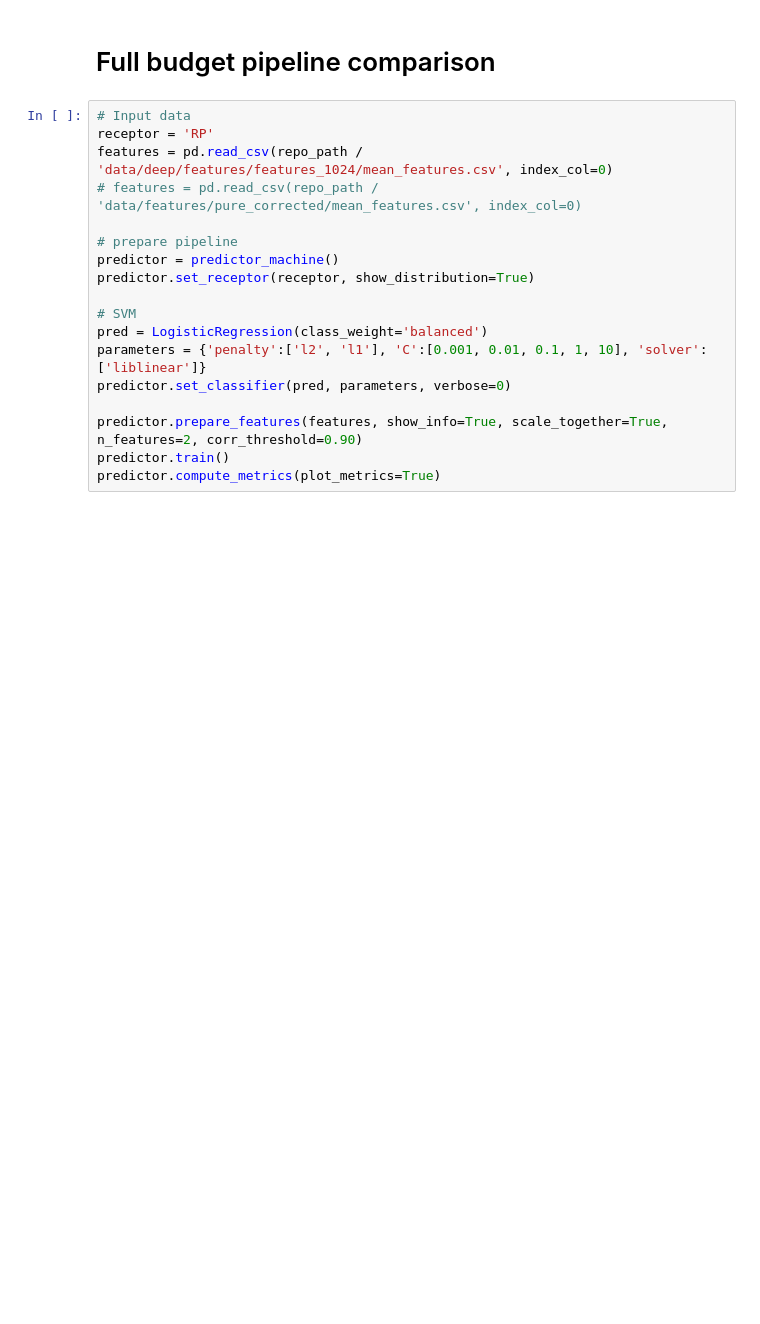
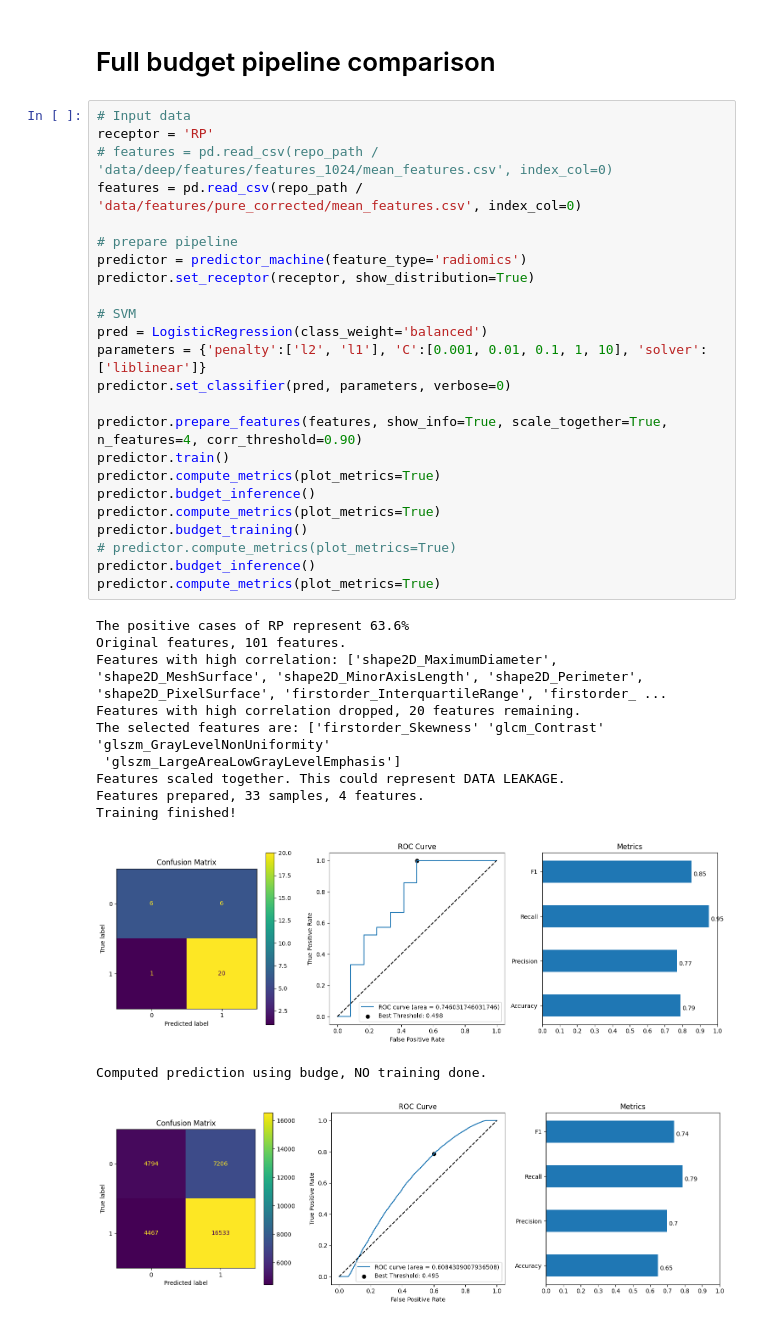
Before and after one commit to Likalto4/Added_value_feature_uncertainty, a Jupyter notebook: deep/machine_learning/trainig_pipeline.ipynb, the cells around one changed output. Saved outputs shown, nothing was run; the diff lists cells and outputs as text; blank space fills up the shorter version.

Commit message:
working pipeline with radiomics as well TODO: add box plot of inferences with budget in training and without

```diff
--- a/deep/machine_learning/trainig_pipeline.ipynb
+++ b/deep/machine_learning/trainig_pipeline.ipynb
@@ -548,18 +555,37 @@ Computed prediction using budge, NO training done.
 # %%
 # Input data
 receptor = 'RP'
-features = pd.read_csv(repo_path / 'data/deep/features/features_1024/mean_features.csv', index_col=0)
-# features = pd.read_csv(repo_path / 'data/features/pure_corrected/mean_features.csv', index_col=0)
+# features = pd.read_csv(repo_path / 'data/deep/features/features_1024/mean_features.csv', index_col=0)
+features = pd.read_csv(repo_path / 'data/features/pure_corrected/mean_features.csv', index_col=0)
 
 # prepare pipeline
-predictor = predictor_machine()
+predictor = predictor_machine(feature_type='radiomics')
 predictor.set_receptor(receptor, show_distribution=True)
 
 # SVM
 pred = LogisticRegression(class_weight='balanced')
 parameters = {'penalty':['l2', 'l1'], 'C':[0.001, 0.01, 0.1, 1, 10], 'solver':['liblinear']}
 predictor.set_classifier(pred, parameters, verbose=0)
 
-predictor.prepare_features(features, show_info=True, scale_together=True, n_features=2, corr_threshold=0.90)
+predictor.prepare_features(features, show_info=True, scale_together=True, n_features=4, corr_threshold=0.90)
 predictor.train()
 predictor.compute_metrics(plot_metrics=True)
+predictor.budget_inference()
+predictor.compute_metrics(plot_metrics=True)
+predictor.budget_training()
+# predictor.compute_metrics(plot_metrics=True)
+predictor.budget_inference()
+predictor.compute_metrics(plot_metrics=True)
+# %% [output]
+The positive cases of RP represent 63.6%
+Original features, 101 features.
+Features with high correlation: ['shape2D_MaximumDiameter', 'shape2D_MeshSurface', 'shape2D_MinorAxisLength', 'shape2D_Perimeter', 'shape2D_PixelSurface', 'firstorder_InterquartileRange', 'firstorder_ ...
+Features with high correlation dropped, 20 features remaining.
+The selected features are: ['firstorder_Skewness' 'glcm_Contrast' 'glszm_GrayLevelNonUniformity'
+ 'glszm_LargeAreaLowGrayLevelEmphasis']
+Features scaled together. This could represent DATA LEAKAGE.
+Features prepared, 33 samples, 4 features.
+Training finished!
+[figure, added]
+Computed prediction using budge, NO training done.
+[figure, added]
```
Also changed, not shown: parts of 1 cell of this notebook, 1 other file.
